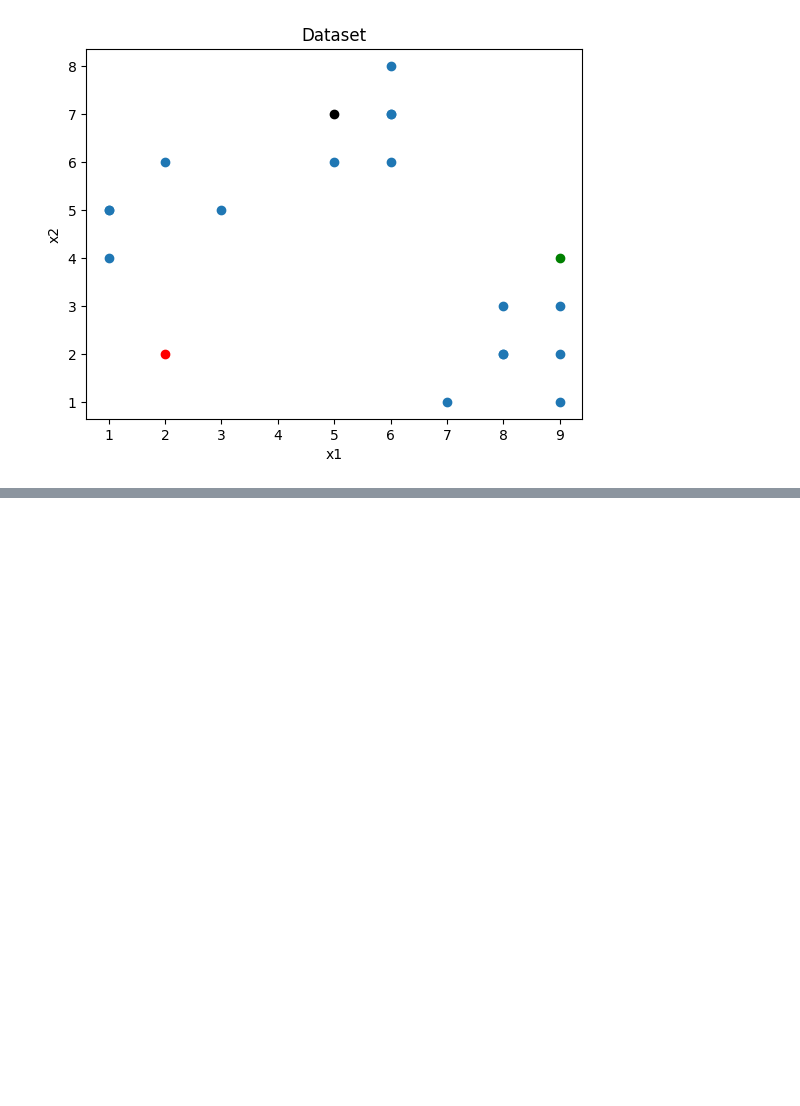
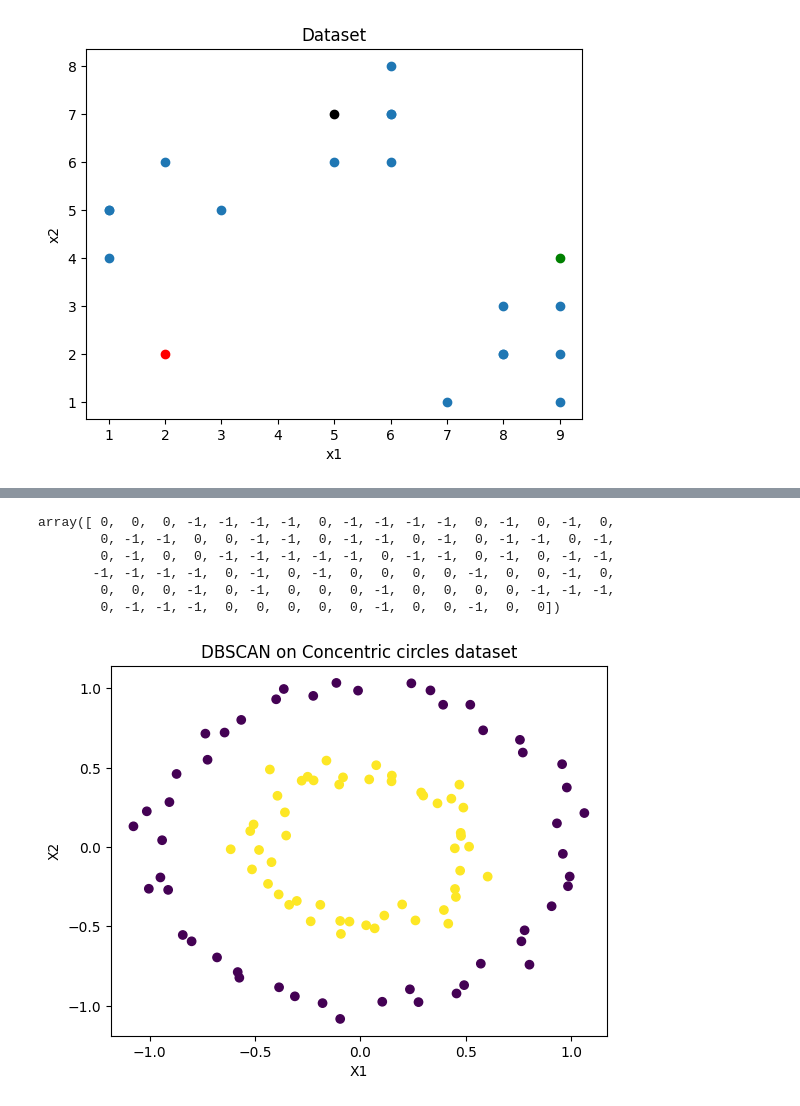
Before and after one commit to satputeamol/Machine-learning, a Jupyter notebook: Clustering.ipynb, the cells around one changed output, grey strips where cells are left out. Cells and saved outputs as stored; diff of their text form; code cells hidden in the pictures; blank space fills up the shorter version.

```diff
--- a/Clustering.ipynb
+++ b/Clustering.ipynb
@@ -143,0 +233,22 @@ plt.show()
+# %%
+dbscan = DBSCAN(eps=0.2,min_samples=5)
+clustering = dbscan.fit(X)
+# %%
+labels = clustering.labels_
+# %%
+labels
+# %% [output]
+array([ 0,  0,  0, -1, -1, -1, -1,  0, -1, -1, -1, -1,  0, -1,  0, -1,  0,
+        0, -1, -1,  0,  0, -1, -1,  0, -1, -1,  0, -1,  0, -1, -1,  0, -1,
+        0, -1,  0,  0, -1, -1, -1, -1, -1,  0, -1, -1,  0, -1,  0, -1, -1,
+       -1, -1, -1, -1,  0, -1,  0, -1,  0,  0,  0,  0, -1,  0,  0, -1,  0,
+        0,  0,  0, -1,  0, -1,  0,  0,  0, -1,  0,  0,  0,  0, -1, -1, -1,
+        0, -1, -1, -1,  0,  0,  0,  0,  0, -1,  0,  0, -1,  0,  0])
+# %%
+plt.scatter(X[:,0],X[:,1],c=labels)
+plt.xlabel("X1")
+plt.ylabel("X2")
+plt.title("DBSCAN on Concentric circles dataset")
+plt.show()
+# %% [output]
+[figure, added]
```
Also changed, not shown: parts of 21 cells of this notebook.
